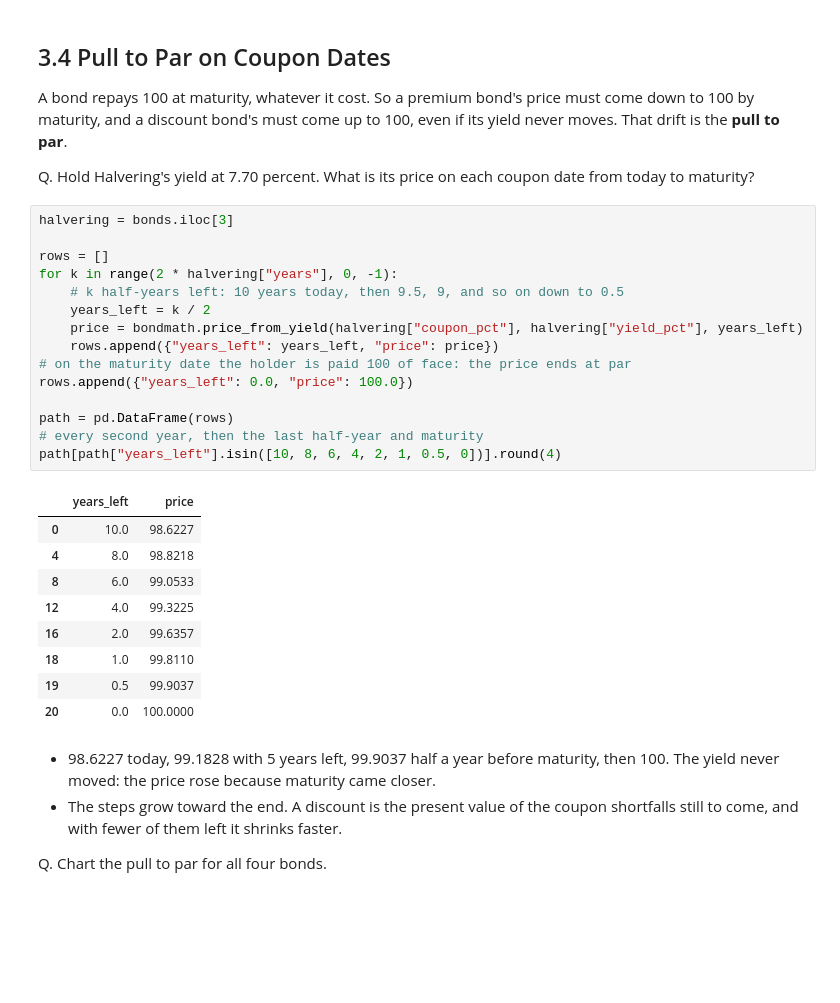
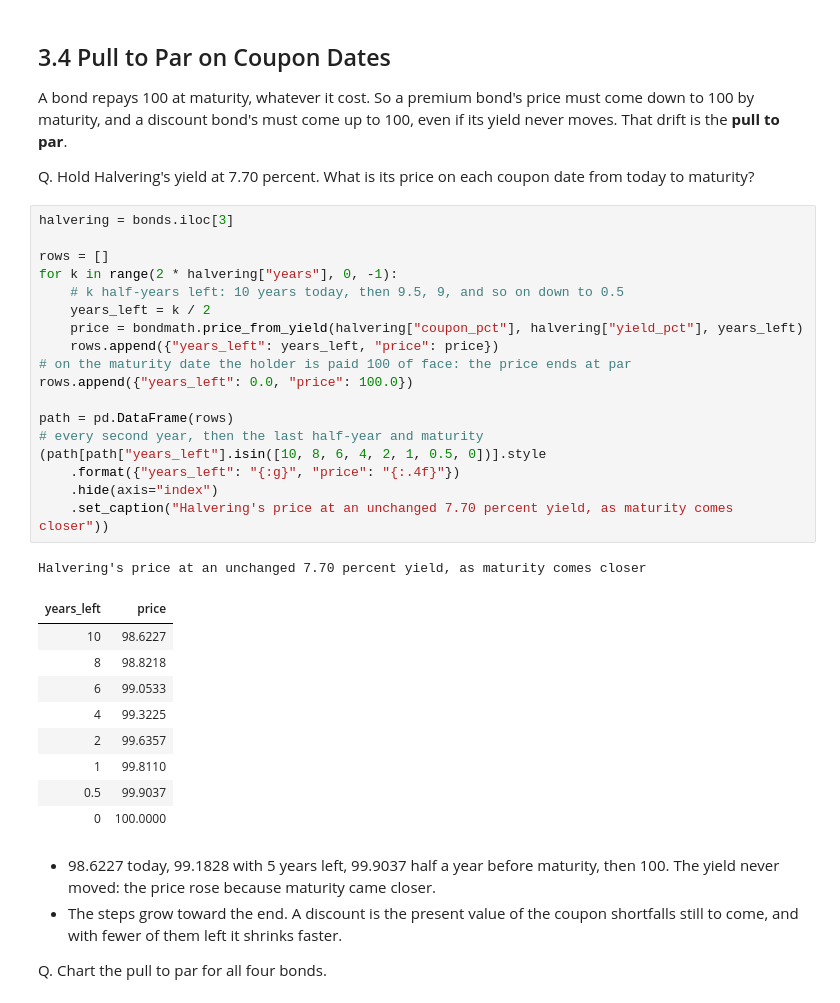
Before and after one commit to lenamonj/python-fixed-income, a Jupyter notebook: course2_bond_math/week1/day3/03_the_price_yield_relationship.ipynb, the cells around one changed output. Cells and saved outputs as stored; diff of their text form; blank space fills up the shorter version.

```diff
--- a/course2_bond_math/week1/day3/03_the_price_yield_relationship.ipynb
+++ b/course2_bond_math/week1/day3/03_the_price_yield_relationship.ipynb
@@ -620,28 +748,32 @@ Q. Hold Halvering's yield at 7.70 percent. What is its price on each coupon date
 # %%
 halvering = bonds.iloc[3]
 
 rows = []
 for k in range(2 * halvering["years"], 0, -1):
     # k half-years left: 10 years today, then 9.5, 9, and so on down to 0.5
     years_left = k / 2
     price = bondmath.price_from_yield(halvering["coupon_pct"], halvering["yield_pct"], years_left)
     rows.append({"years_left": years_left, "price": price})
 # on the maturity date the holder is paid 100 of face: the price ends at par
 rows.append({"years_left": 0.0, "price": 100.0})
 
 path = pd.DataFrame(rows)
 # every second year, then the last half-year and maturity
-path[path["years_left"].isin([10, 8, 6, 4, 2, 1, 0.5, 0])].round(4)
+(path[path["years_left"].isin([10, 8, 6, 4, 2, 1, 0.5, 0])].style
+    .format({"years_left": "{:g}", "price": "{:.4f}"})
+    .hide(axis="index")
+    .set_caption("Halvering's price at an unchanged 7.70 percent yield, as maturity comes closer"))
 # %% [output]
+Halvering's price at an unchanged 7.70 percent yield, as maturity comes closer
-|  | years_left | price |
-| 0 | 10.0 | 98.6227 |
-| 4 | 8.0 | 98.8218 |
-| 8 | 6.0 | 99.0533 |
-| 12 | 4.0 | 99.3225 |
-| 16 | 2.0 | 99.6357 |
-| 18 | 1.0 | 99.8110 |
-| 19 | 0.5 | 99.9037 |
-| 20 | 0.0 | 100.0000 |
+| years_left | price |
+| 10 | 98.6227 |
+| 8 | 98.8218 |
+| 6 | 99.0533 |
+| 4 | 99.3225 |
+| 2 | 99.6357 |
+| 1 | 99.8110 |
+| 0.5 | 99.9037 |
+| 0 | 100.0000 |
 # %% [markdown]
 * 98.6227 today, 99.1828 with 5 years left, 99.9037 half a year before maturity, then 100. The yield never moved: the price rose because maturity came closer.
 * The steps grow toward the end. A discount is the present value of the coupon shortfalls still to come, and with fewer of them left it shrinks faster.
```
Also changed, not shown: parts of 34 cells of this notebook, 2 other files.
